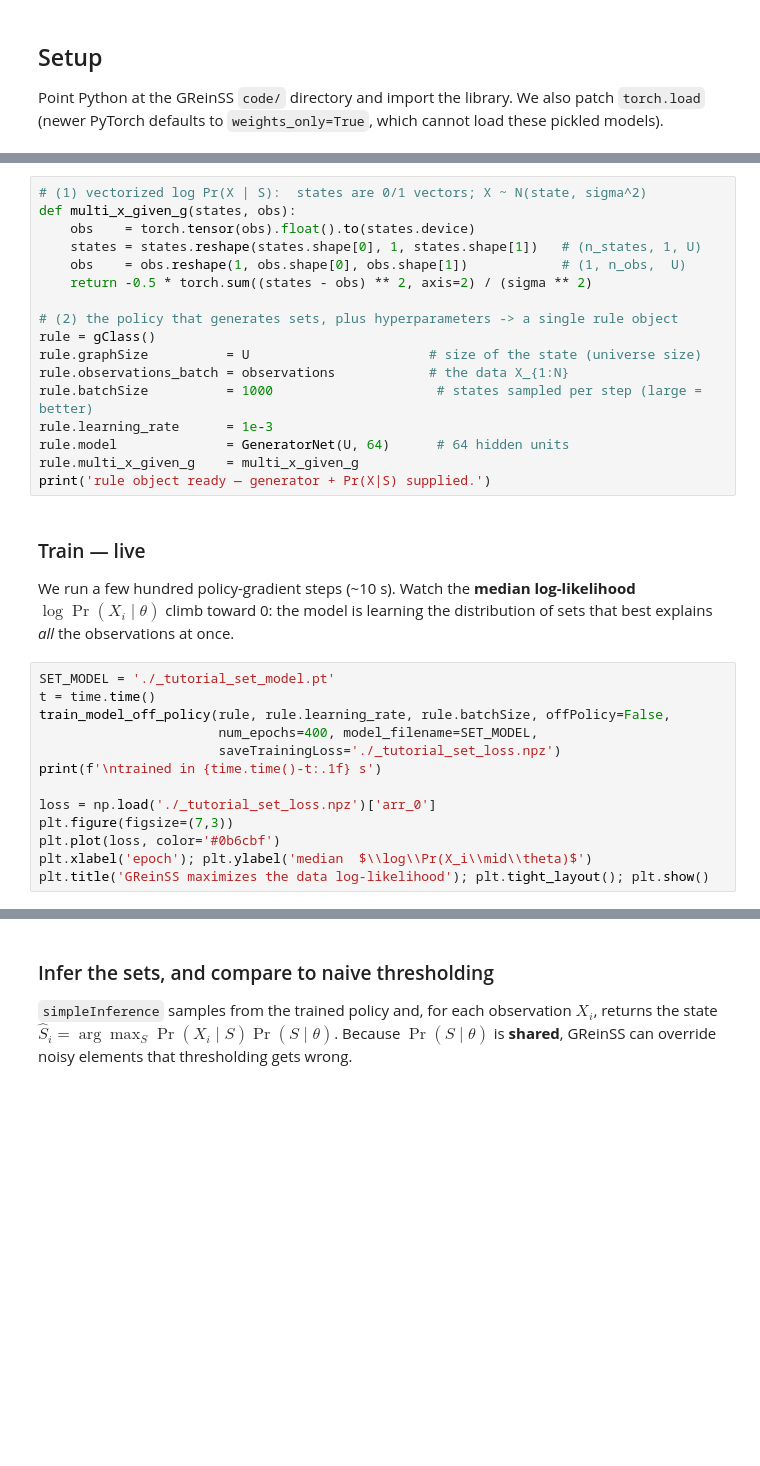
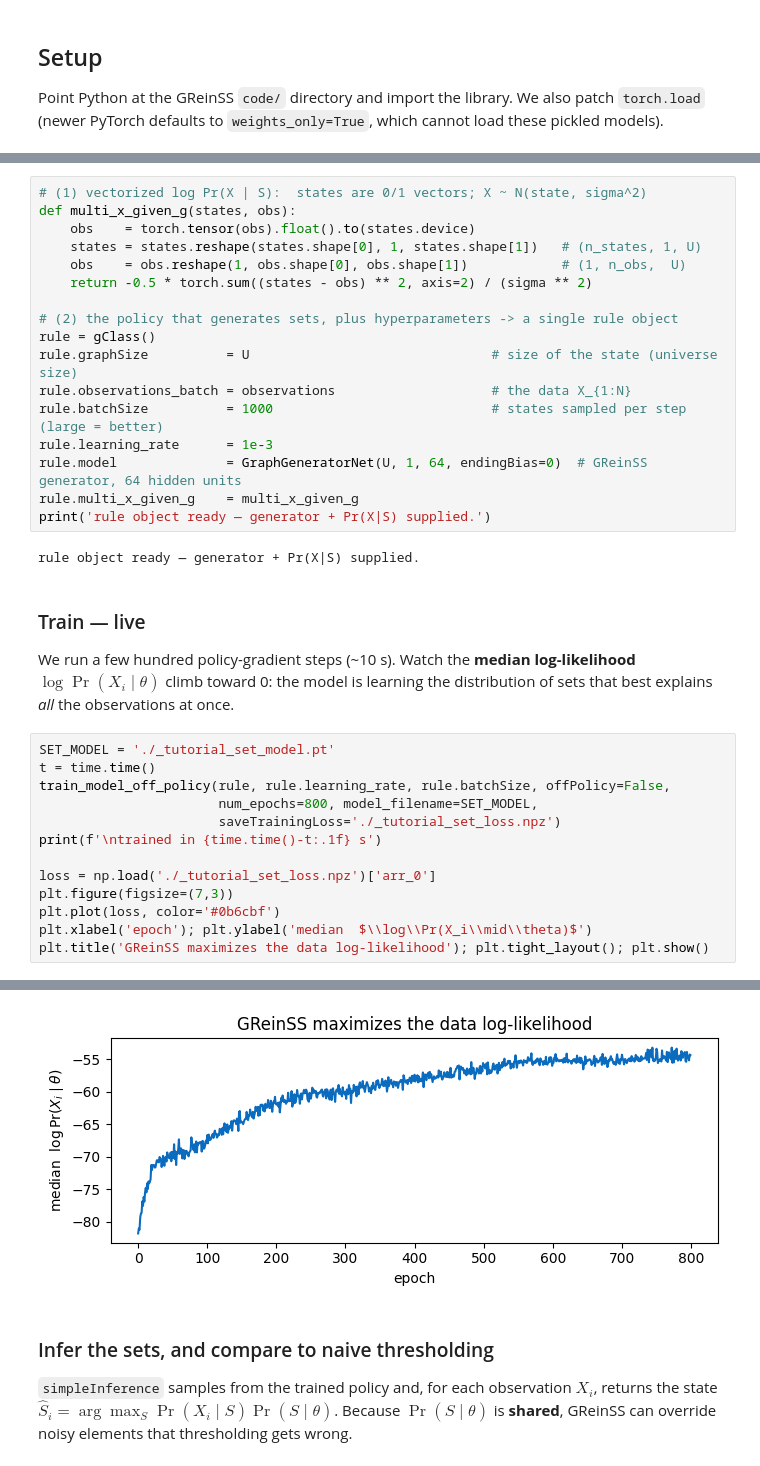
Before and after one commit to elkebir-group/GReinSS-tutorial, a Jupyter notebook: GReinSS_demo.ipynb, the cells around one changed output, grey strips where cells are left out. Cells and saved outputs as stored; diff of their text form; blank space fills up the shorter version.

```diff
--- a/GReinSS_demo.ipynb
+++ b/GReinSS_demo.ipynb
@@ -106,13 +129,15 @@ def multi_x_given_g(states, obs):
 
 # (2) the policy that generates sets, plus hyperparameters -> a single rule object
 rule = gClass()
-rule.graphSize          = U                       # size of the state (universe size)
-rule.observations_batch = observations            # the data X_{1:N}
-rule.batchSize          = 1000                     # states sampled per step (large = better)
+rule.graphSize          = U                               # size of the state (universe size)
+rule.observations_batch = observations                    # the data X_{1:N}
+rule.batchSize          = 1000                            # states sampled per step (large = better)
 rule.learning_rate      = 1e-3
-rule.model              = GeneratorNet(U, 64)      # 64 hidden units
+rule.model              = GraphGeneratorNet(U, 1, 64, endingBias=0)  # GReinSS generator, 64 hidden units
 rule.multi_x_given_g    = multi_x_given_g
 print('rule object ready — generator + Pr(X|S) supplied.')
+# %% [output]
+rule object ready — generator + Pr(X|S) supplied.
 # %% [markdown]
 ### Train — live
 
@@ -123,7 +148,7 @@ best explains *all* the observations at once.
 SET_MODEL = './_tutorial_set_model.pt'
 t = time.time()
 train_model_off_policy(rule, rule.learning_rate, rule.batchSize, offPolicy=False,
-                       num_epochs=400, model_filename=SET_MODEL,
+                       num_epochs=800, model_filename=SET_MODEL,
                        saveTrainingLoss='./_tutorial_set_loss.npz')
 print(f'\ntrained in {time.time()-t:.1f} s')
 
@@ -132,3 +157,4 @@ plt.figure(figsize=(7,3))
 plt.plot(loss, color='#0b6cbf')
 plt.xlabel('epoch'); plt.ylabel('median  $\\log\\Pr(X_i\\mid\\theta)$')
 plt.title('GReinSS maximizes the data log-likelihood'); plt.tight_layout(); plt.show()
+# %% [output]
@@ -135,3 +178,4 @@ plt.title('GReinSS maximizes the data log-likelihood'); plt.tight_layout(); plt.
+[figure, added]
 # %% [markdown]
 ### Infer the sets, and compare to naive thresholding
 
```
Also changed, not shown: parts of 18 cells of this notebook, 10 other files.
